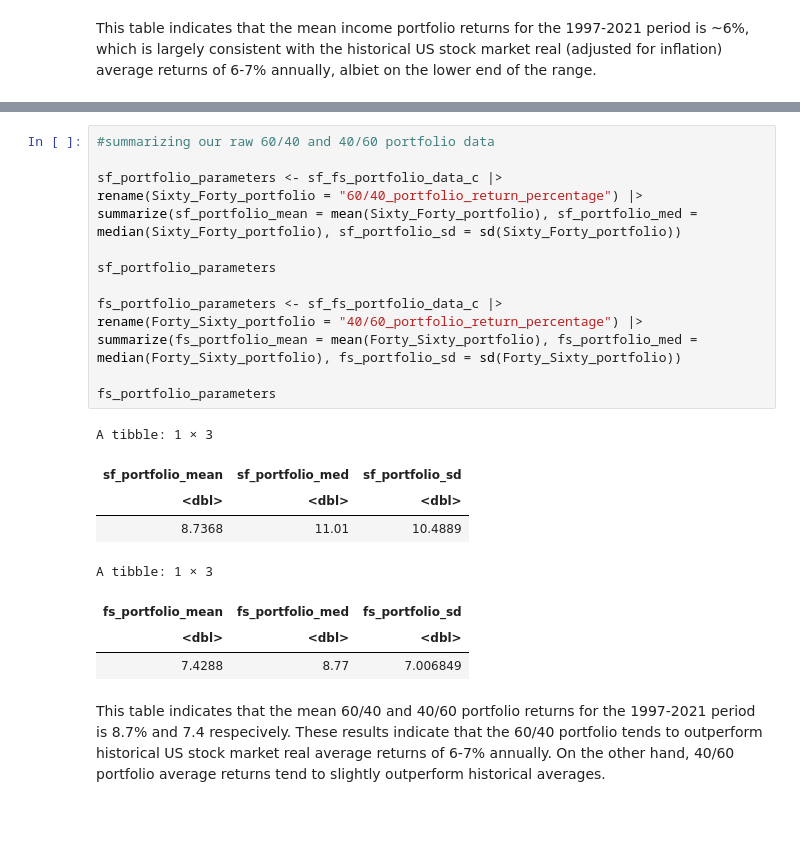
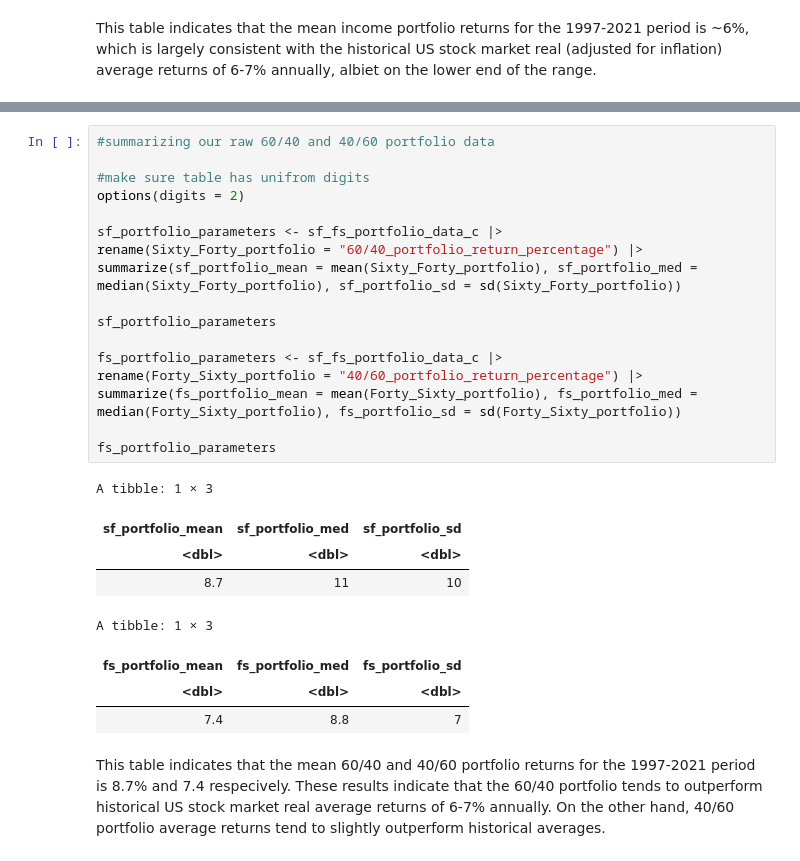
Before and after one commit to Arioniums/DSCI_100_125, a Jupyter notebook: project_group_125.ipynb, the cells around one changed output, grey strips where cells are left out. Saved outputs shown, nothing was run; the diff lists cells and outputs as text; blank space fills up the shorter version.

```diff
--- a/project_group_125.ipynb
+++ b/project_group_125.ipynb
@@ -328,26 +340,29 @@ A tibble: 25 × 3
 # %%
 #summarizing our raw 60/40 and 40/60 portfolio data
+
+#make sure table has unifrom digits
+options(digits = 2)
 
 sf_portfolio_parameters <- sf_fs_portfolio_data_c |>
 rename(Sixty_Forty_portfolio = "60/40_portfolio_return_percentage") |>
 summarize(sf_portfolio_mean = mean(Sixty_Forty_portfolio), sf_portfolio_med = median(Sixty_Forty_portfolio), sf_portfolio_sd = sd(Sixty_Forty_portfolio))
 
 sf_portfolio_parameters
 
 fs_portfolio_parameters <- sf_fs_portfolio_data_c |>
 rename(Forty_Sixty_portfolio = "40/60_portfolio_return_percentage") |>
 summarize(fs_portfolio_mean = mean(Forty_Sixty_portfolio), fs_portfolio_med = median(Forty_Sixty_portfolio), fs_portfolio_sd = sd(Forty_Sixty_portfolio))
 
 fs_portfolio_parameters
 # %% [output]
 A tibble: 1 × 3
 | sf_portfolio_mean | sf_portfolio_med | sf_portfolio_sd |
 | <dbl> | <dbl> | <dbl> |
-| 8.7368 | 11.01 | 10.4889 |
+| 8.7 | 11 | 10 |
 A tibble: 1 × 3
 | fs_portfolio_mean | fs_portfolio_med | fs_portfolio_sd |
 | <dbl> | <dbl> | <dbl> |
-| 7.4288 | 8.77 | 7.006849 |
+| 7.4 | 8.8 | 7 |
 # %% [markdown]
 This table indicates that the mean 60/40 and 40/60 portfolio returns for the 1997-2021 period is 8.7% and 7.4 respecively. These results indicate that the 60/40 portfolio tends to outperform historical US stock market real average returns of 6-7% annually. On the other hand, 40/60 portfolio average returns tend to slightly outperform historical averages.
 # %%
```
Also changed, not shown: parts of 16 cells of this notebook, 1 other file.
